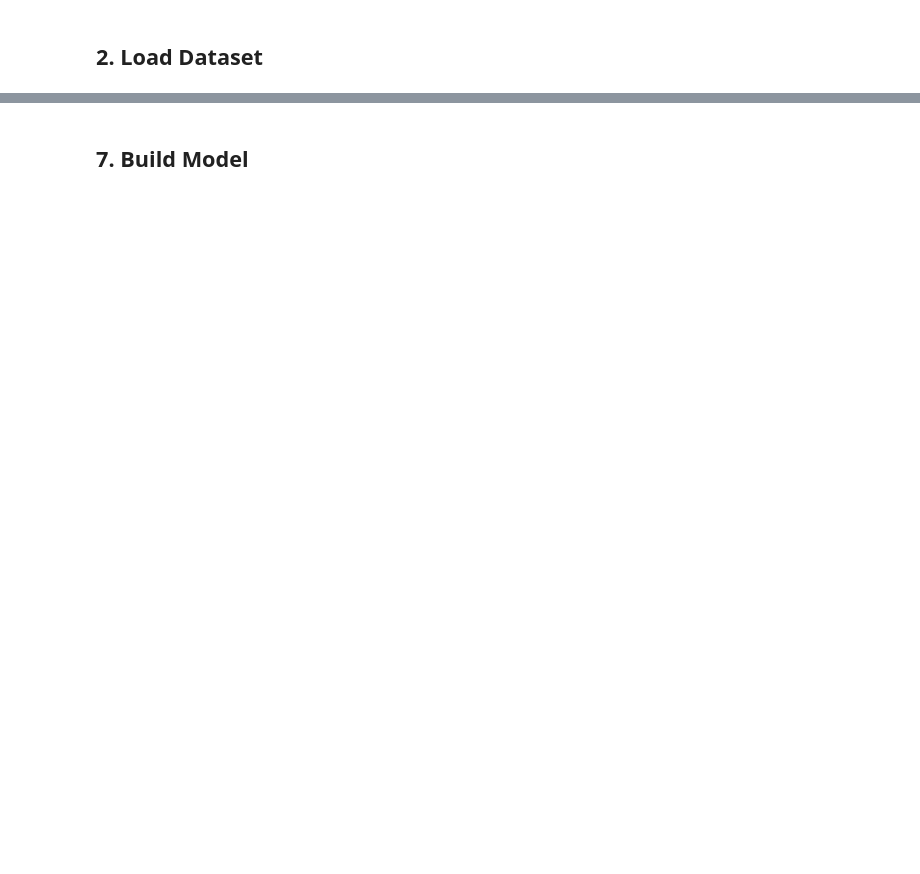
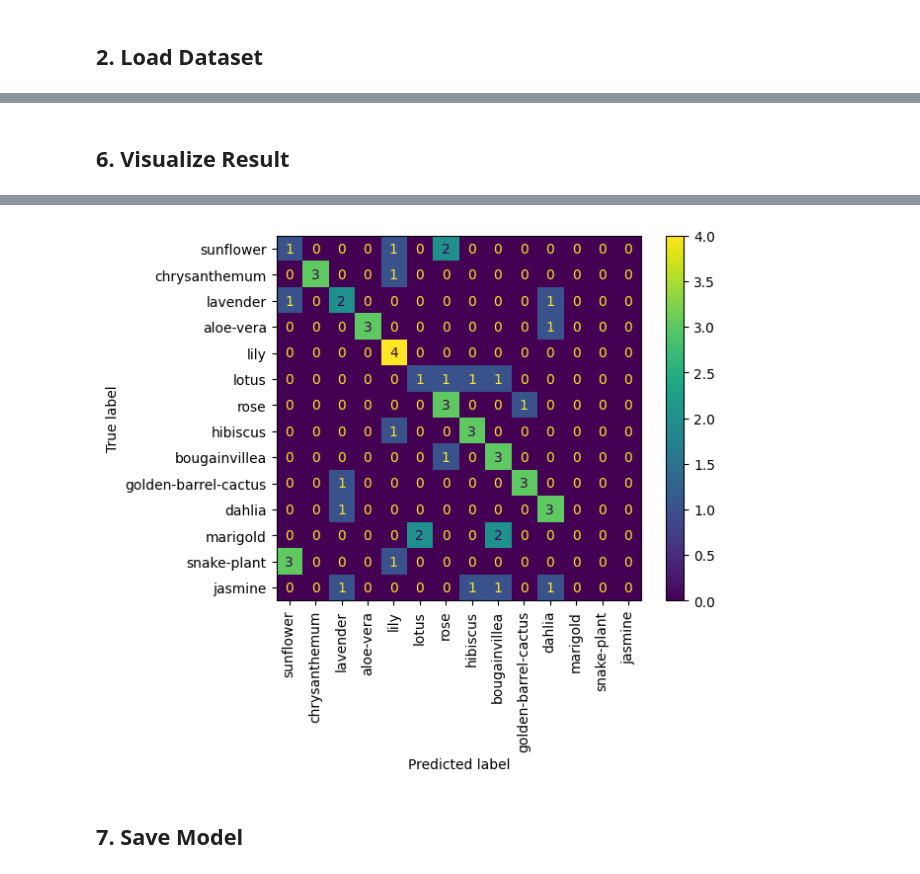
Before and after one commit to shba007/plant-lens-ai, a Jupyter notebook: scripts/maker/notebook.ipynb, the cells around one changed output, grey strips where cells are left out. Cells and saved outputs as stored; diff of their text form; code cells hidden in the pictures; blank space fills up the shorter version.

```diff
--- a/scripts/maker/notebook.ipynb
+++ b/scripts/maker/notebook.ipynb
@@ -16,0 +49,9 @@ WARNING:tensorflow:From d:\Programming\Projects\Public\plant-lens\ai\ml\.venv\Li
+# %%
+training_size = int(len(training_dataset.labels) * 0.8)
+print("Train Data Size", training_size, "Validation Data Size", len(training_dataset.labels) - training_size)
+
+training_dataset = training_dataset.tensorflow()
+testing_dataset = testing_dataset.tensorflow()
+
+validation_dataset = training_dataset.skip(training_size)
+training_dataset = training_dataset.take(training_size)
@@ -16,0 +80,12 @@ WARNING:tensorflow:From d:\Programming\Projects\Public\plant-lens\ai\ml\.venv\Li
+# %%
+for images, labels in training_dataset.take(1):
+  print("Training Batch images shape:", images.shape)
+  print("Training Batch labels shape:", labels.shape)
+
+for images, labels in testing_dataset.take(1):
+  print("Testing Batch images shape:", images.shape)
+  print("Testing Batch labels shape:", labels.shape)
+
+for images, labels in validation_dataset.take(1):
+  print("Validation Batch images shape:", images.shape)
+  print("Validation Batch labels shape:", labels.shape)
@@ -32,0 +145,6 @@ validate_dataset
+# %%
+EPOCHS = 100
+
+%%time
+# Train the model
+history = model.fit(training_dataset, epochs=EPOCHS, validation_data=validation_dataset) #callbacks=[tensorboard_callback]
@@ -32,0 +198,21 @@ validate_dataset
+# %% [markdown]
+## 6. Visualize Result
+# %%
+from sklearn import metrics
+
+true_labels = []
+for _, labels in testing_dataset:
+    true_labels.extend(tf.math.argmax(labels, axis=1).numpy())
+
+predictions = model.predict(testing_dataset)
+predicted_labels = tf.math.argmax(predictions, axis=1).numpy()
+
+confusion_matrix = metrics.confusion_matrix(true_labels, predicted_labels)
+cm_display = metrics.ConfusionMatrixDisplay(confusion_matrix=confusion_matrix, display_labels=data_classes)
+
+cm_display.plot()
+
+# Rotate x-axis labels by 15 degrees
+plt.xticks(rotation=90)
+plt.show()
+# %% [output]
@@ -33,2 +220,3 @@ validate_dataset
+[figure, added]
 # %% [markdown]
-## 7. Build Model
+## 7. Save Model
```
Also changed, not shown: parts of 26 cells of this notebook, 10 other files.
